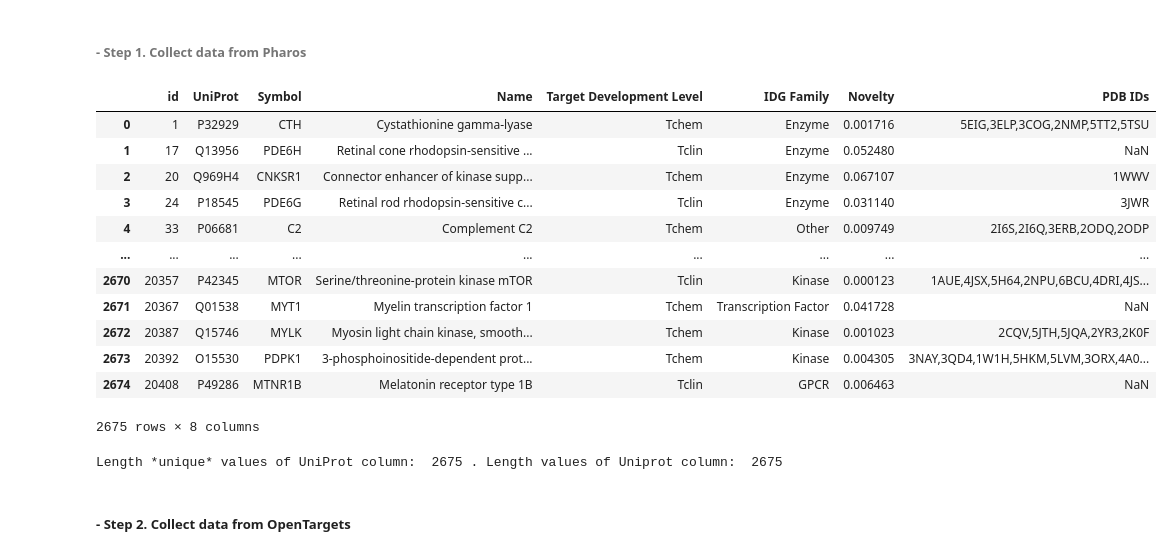
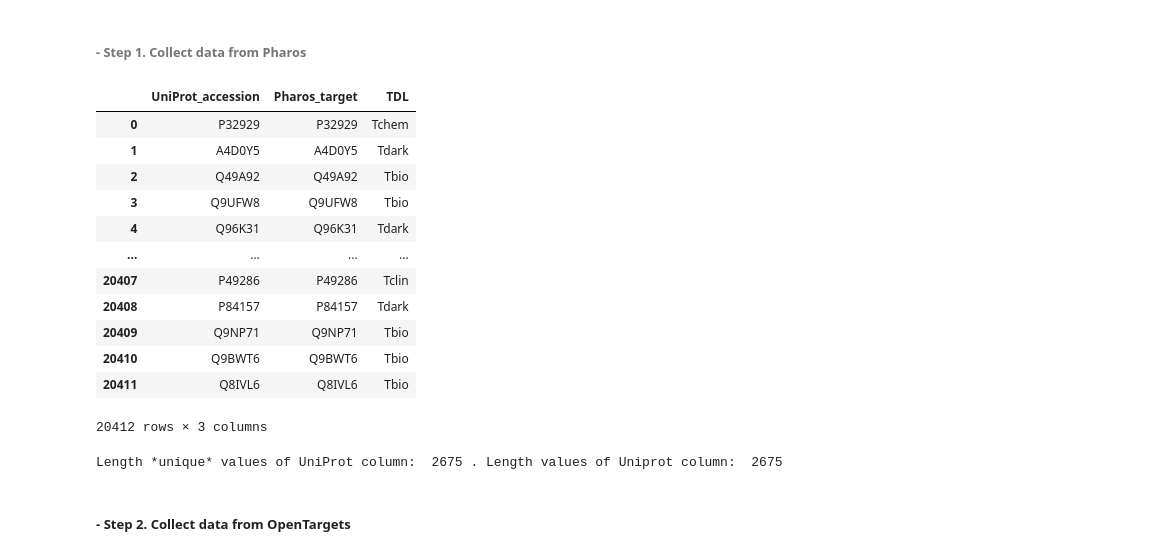
Before and after one commit to mmb-irb/Model_CNS_Isabel, a Jupyter notebook: 1.Obtain_CNSList_PrepareSimulations/LISTS_ALLJUPYTERS_PD.ipynb, the cells around one changed output. Drawn from its saved outputs; the diff is of its cells as text; code cells hidden in the pictures.

Commit message:
Workflow Protein List ready

```diff
--- a/1.Obtain_CNSList_PrepareSimulations/LISTS_ALLJUPYTERS_PD.ipynb
+++ b/1.Obtain_CNSList_PrepareSimulations/LISTS_ALLJUPYTERS_PD.ipynb
@@ -58,0 +64,2 @@ from typing import List
+# %%
+ask = int(input('Is this your first time running the code?: \n · If Yes: introduce 1, \n · If No: introduce 0\n'))
@@ -58,0 +113,28 @@ from typing import List
+# %%
+if ask == 1:
+
+    for folder in folders:
+        path = os.path.join(path_ask, folder)
+        os.makedirs(path)
+        path_dir[folder] = path
+
+
+    # Download Bgee database
+    wget.download('https://bgee.org/ftp/current/download/calls/expr_calls/Homo_sapiens_expr_simple.tsv.gz', out=path_dir[directory6])
+
+    # Download Human Protein Atlas database
+    wget.download('https://www.proteinatlas.org/api/search_download.php?search=NOT%20tissue_category_rna%3Abrain%3Bnot%20detected&columns=g,gd,up,pe&compress=no&format=tsv', out=path_dir[directory7])
+
+    # Download Tissues database
+    wget.download('https://download.jensenlab.org/human_tissue_integrated_full.tsv', out=path_dir[directory8])
+
+    # Download Open Targets databases
+    os.chdir(path_dir[directory1])
+    os.system('rsync -rpltvz --delete rsync.ebi.ac.uk::pub/databases/opentargets/platform/23.02/output/etl/json/associationByOverallDirect .')
+    os.system('rsync -rpltvz --delete rsync.ebi.ac.uk::pub/databases/opentargets/platform/23.02/output/etl/json/targets .')
+
+    # Download Pharos databases
+    wget.download('http://juniper.health.unm.edu/tcrd/download/PharosTCRD_UniProt_Mapping.tsv',out=path_dir[directory1])
+
+    #Download UniProt database
+    wget.download('https://rest.uniprot.org/uniprotkb/stream?compressed=true&download=true&fields=accession%2Creviewed%2Cid%2Cprotein_name%2Cgene_names%2Corganism_name%2Clength%2Cft_intramem%2Cft_transmem&format=tsv&query=%28reviewed%3Atrue%29%20AND%20%28model_organism%3A9606%29%20AND%20%28existence%3A1%29%20AND%20%28reviewed%3Atrue%29',out = path_dir[directory2])
@@ -734,26 +1141,22 @@ This will give us the targets whose scoring is bigger than 0.7.  The scoring is
 ###### - Step 1. Collect data from Pharos
 # %%
 
-path_pharos = '~/Escritorio/TFG/1.LIST_PROTEINS/Isa_List_proteins/AllJupyters/2.Filters/2.1.Opentarget/Drug_SmallMolec/pharos_data_download/query results.csv'
+path_pharos = path_dir[directory1]+"/PharosTCRD_UniProt_Mapping.tsv"
 
-pharos = pd.read_csv(path_pharos,delimiter=',')
+pharos = pd.read_csv(path_pharos,delimiter='\t')
 
 pharos
 # %% [output]
-|  | id | UniProt | Symbol | Name | Target Development Level | IDG Family | Novelty | PDB IDs |
-| 0 | 1 | P32929 | CTH | Cystathionine gamma-lyase | Tchem | Enzyme | 0.001716 | 5EIG,3ELP,3COG,2NMP,5TT2,5TSU |
-| 1 | 17 | Q13956 | PDE6H | Retinal cone rhodopsin-sensitive ... | Tclin | Enzyme | 0.052480 | NaN |
-| 2 | 20 | Q969H4 | CNKSR1 | Connector enhancer of kinase supp... | Tchem | Enzyme | 0.067107 | 1WWV |
-| 3 | 24 | P18545 | PDE6G | Retinal rod rhodopsin-sensitive c... | Tclin | Enzyme | 0.031140 | 3JWR |
-| 4 | 33 | P06681 | C2 | Complement C2 | Tchem | Other | 0.009749 | 2I6S,2I6Q,3ERB,2ODQ,2ODP |
-| ... | ... | ... | ... | ... | ... | ... | ... | ... |
-| 2670 | 20357 | P42345 | MTOR | Serine/threonine-protein kinase mTOR | Tclin | Kinase | 0.000123 | 1AUE,4JSX,5H64,2NPU,6BCU,4DRI,4JS... |
-| 2671 | 20367 | Q01538 | MYT1 | Myelin transcription factor 1 | Tchem | Transcription Factor | 0.041728 | NaN |
-| 2672 | 20387 | Q15746 | MYLK | Myosin light chain kinase, smooth... | Tchem | Kinase | 0.001023 | 2CQV,5JTH,5JQA,2YR3,2K0F |
-| 2673 | 20392 | O15530 | PDPK1 | 3-phosphoinositide-dependent prot... | Tchem | Kinase | 0.004305 | 3NAY,3QD4,1W1H,5HKM,5LVM,3ORX,4A0... |
-| 2674 | 20408 | P49286 | MTNR1B | Melatonin receptor type 1B | Tclin | GPCR | 0.006463 | NaN |
+|  | UniProt_accession | Pharos_target | TDL |
+| 0 | P32929 | P32929 | Tchem |
+| 1 | A4D0Y5 | A4D0Y5 | Tdark |
+| 2 | Q49A92 | Q49A92 | Tbio |
+| 3 | Q9UFW8 | Q9UFW8 | Tbio |
+| 4 | Q96K31 | Q96K31 | Tdark |
+| ... | ... | ... | ... |
+| 20407 | P49286 | P49286 | Tclin |
+| 20408 | P84157 | P84157 | Tdark |
+| 20409 | Q9NP71 | Q9NP71 | Tbio |
+| 20410 | Q9BWT6 | Q9BWT6 | Tbio |
+| 20411 | Q8IVL6 | Q8IVL6 | Tbio |
-2675 rows × 8 columns
+20412 rows × 3 columns
-# %%
-print('Length *unique* values of UniProt column: ', len(pd.unique(pharos['UniProt'])), '. Length values of Uniprot column: ', len(pharos['UniProt']))
-# %% [output]
-Length *unique* values of UniProt column:  2675 . Length values of Uniprot column:  2675
@@ -760 +1165,5 @@ Length *unique* values of UniProt column:  2675 . Length values of Uniprot colum
+# %%
+print('Length *unique* values of UniProt column: ', len(pd.unique(pharos_tchem_tclin['UniProt_accession'])), '. Length values of Uniprot column: ', len(pharos_tchem_tclin['UniProt_accession']))
+# %% [output]
+Length *unique* values of UniProt column:  2675 . Length values of Uniprot column:  2675
 # %%
```
Also changed, not shown: parts of 192 cells of this notebook, 1 other file.
